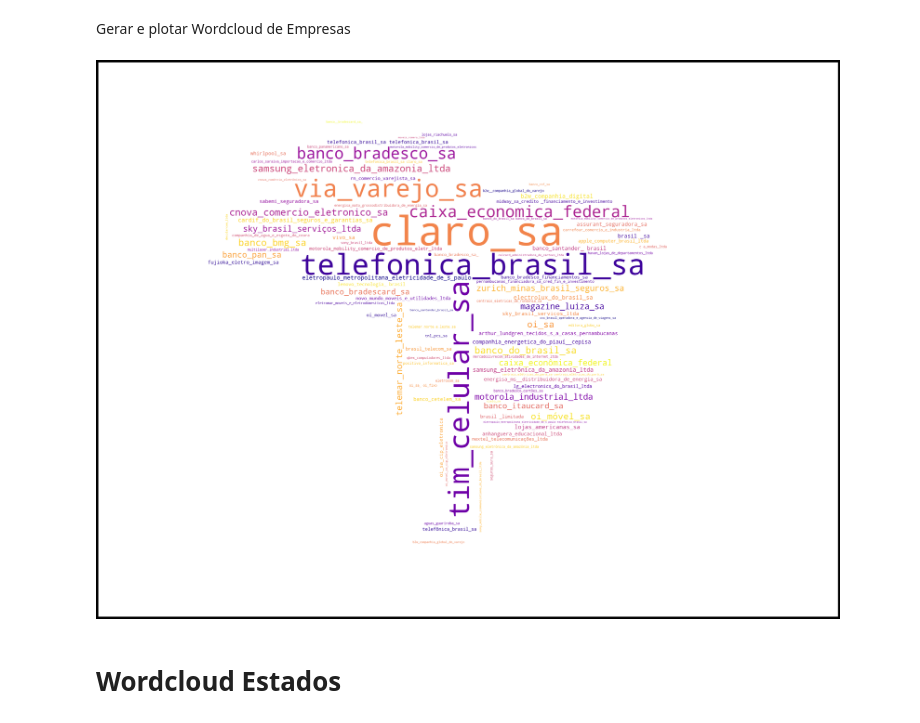
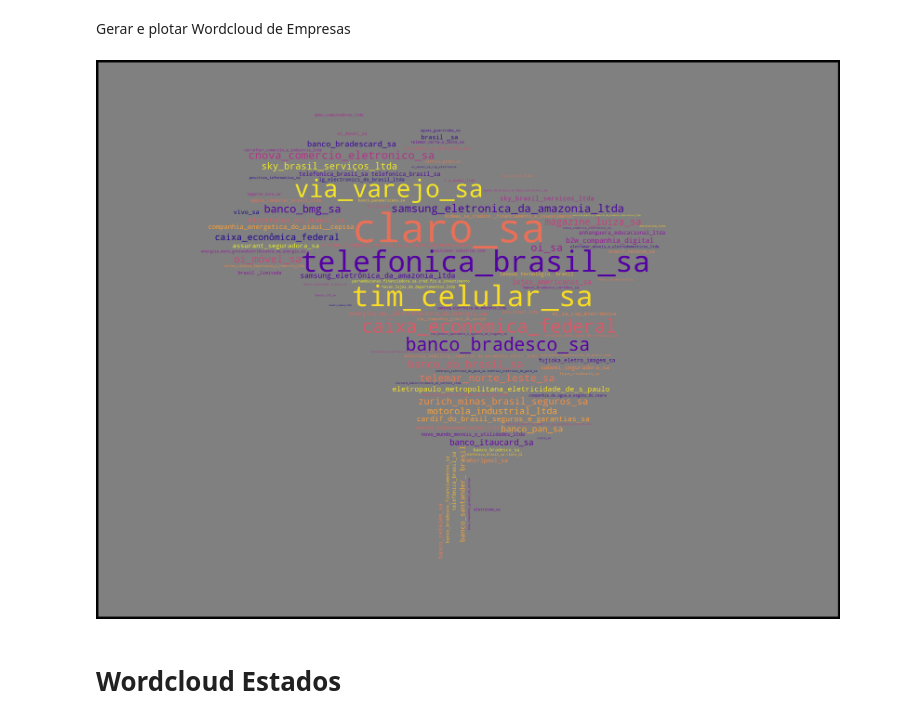
Before and after one commit to ArthurPatricio/WordCloud_Procon_2017, a Jupyter notebook: WordCloud_Procon.ipynb, the cells around one changed output. Saved outputs shown, nothing was run; the diff lists cells and outputs as text; code cells hidden in the pictures.

```diff
--- a/WordCloud_Procon.ipynb
+++ b/WordCloud_Procon.ipynb
@@ -282,13 +282,13 @@ Gerar e plotar Wordcloud de Empresas
 # %%
 BRA_mask = np.array(Image.open("brasil.jpg"))
 
-wordcloud_empresas = WordCloud(width=3000, height=2000, colormap = 'plasma', background_color='white', max_words = 100, mask = BRA_mask).generate(string_empresas)
+wordcloud_empresas = WordCloud(width=3000, height=2000, colormap = 'plasma', background_color='grey', max_words = 100, mask = BRA_mask).generate(string_empresas)
 plt.figure(figsize=(40,30),facecolor = 'k')
 plt.imshow(wordcloud_empresas, interpolation='bilinear')
 plt.axis('off')
 plt.show()
 # %% [output]
-[figure, old version]
+[figure, new version]
 # %% [markdown]
 # Wordcloud Estados
 # %% [markdown]
```
Also changed, not shown: parts of 2 cells of this notebook.
